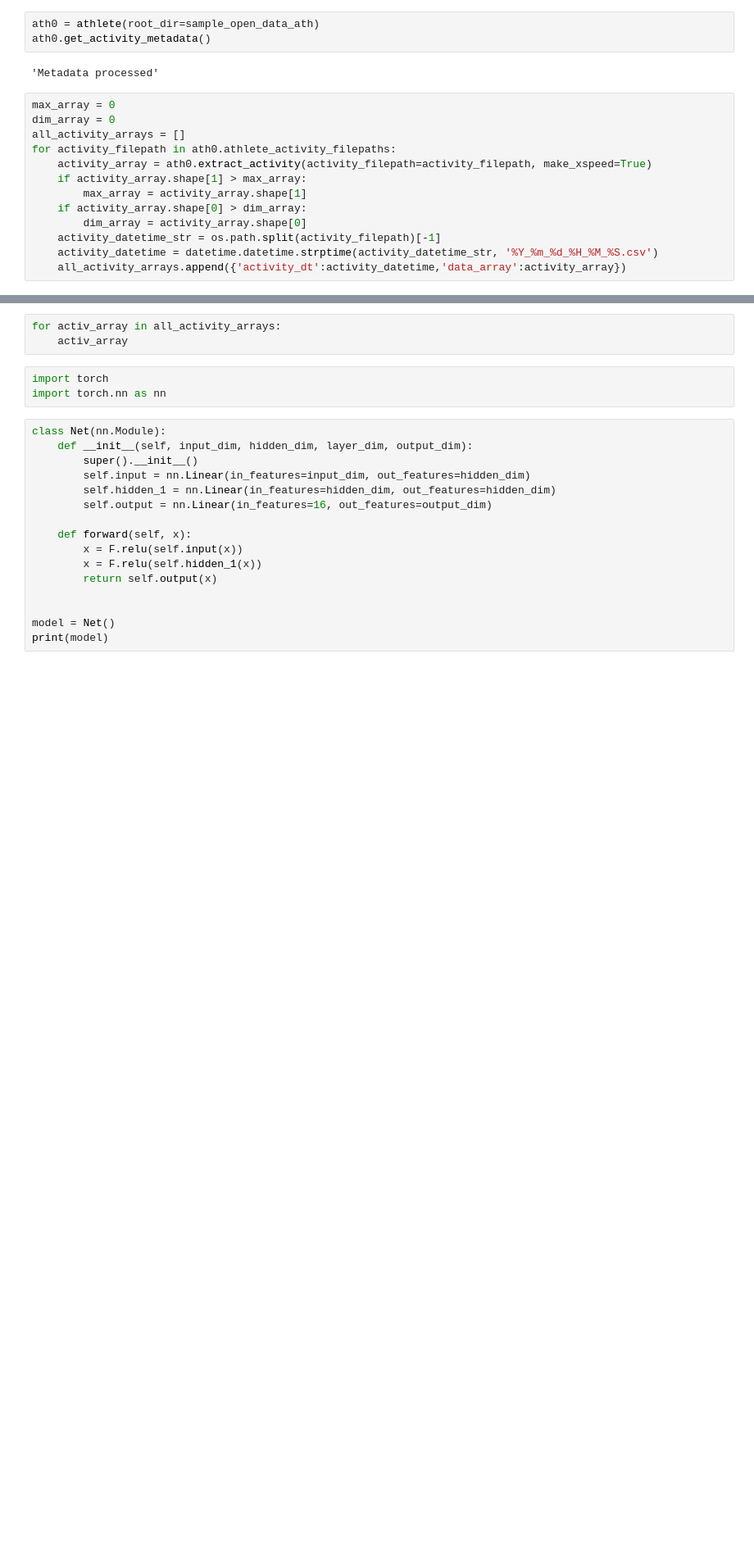
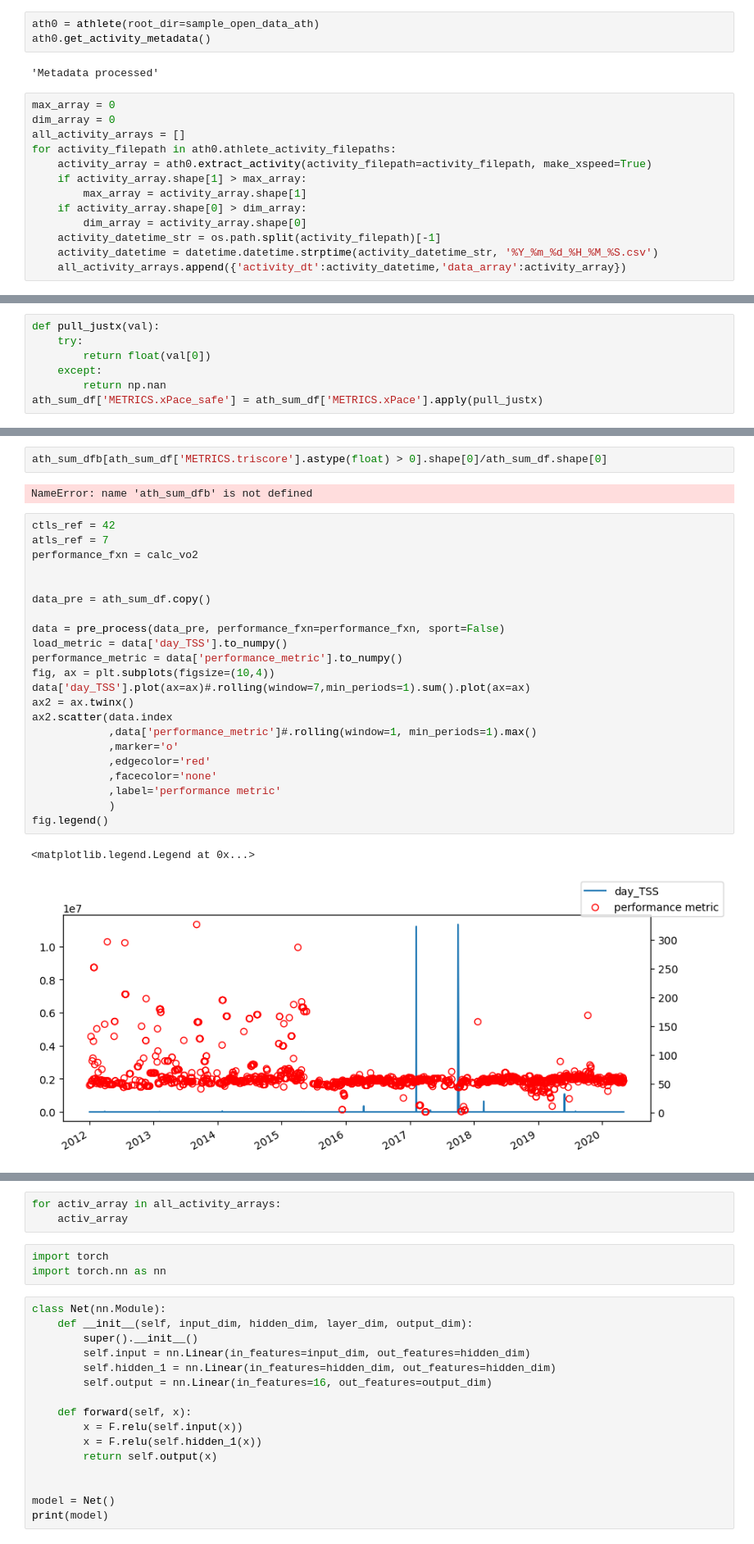
Before and after one commit to RyanAugust/TriNet, a Jupyter notebook: activity/activity_rnn.ipynb, the cells around one changed output, grey strips where cells are left out. Shown at 82% size. Drawn from its saved outputs; the diff is of its cells as text; blank space fills up the shorter version.

```diff
--- a/activity/activity_rnn.ipynb
+++ b/activity/activity_rnn.ipynb
@@ -98,0 +152,7 @@ metadata_hr_offset = (((ath0.activity_metadata[0]['activity_dt'] - all_activity_
+# %%
+def pull_justx(val):
+    try:
+        return float(val[0])
+    except:
+        return np.nan
+ath_sum_df['METRICS.xPace_safe'] = ath_sum_df['METRICS.xPace'].apply(pull_justx)
@@ -98,0 +184,29 @@ metadata_hr_offset = (((ath0.activity_metadata[0]['activity_dt'] - all_activity_
+# %%
+ath_sum_dfb[ath_sum_df['METRICS.triscore'].astype(float) > 0].shape[0]/ath_sum_df.shape[0]
+# %% [output]
+NameError: name 'ath_sum_dfb' is not defined
+# %%
+ctls_ref = 42
+atls_ref = 7
+performance_fxn = calc_vo2
+
+
+data_pre = ath_sum_df.copy()
+
+data = pre_process(data_pre, performance_fxn=performance_fxn, sport=False)
+load_metric = data['day_TSS'].to_numpy()
+performance_metric = data['performance_metric'].to_numpy()
+fig, ax = plt.subplots(figsize=(10,4))
+data['day_TSS'].plot(ax=ax)#.rolling(window=7,min_periods=1).sum().plot(ax=ax)
+ax2 = ax.twinx()
+ax2.scatter(data.index
+            ,data['performance_metric']#.rolling(window=1, min_periods=1).max()
+            ,marker='o'
+            ,edgecolor='red'
+            ,facecolor='none'
+            ,label='performance metric'
+            )
+fig.legend()
+# %% [output]
+<matplotlib.legend.Legend at 0x...>
+[figure, added]
```
Also changed, not shown: parts of 18 cells of this notebook.
